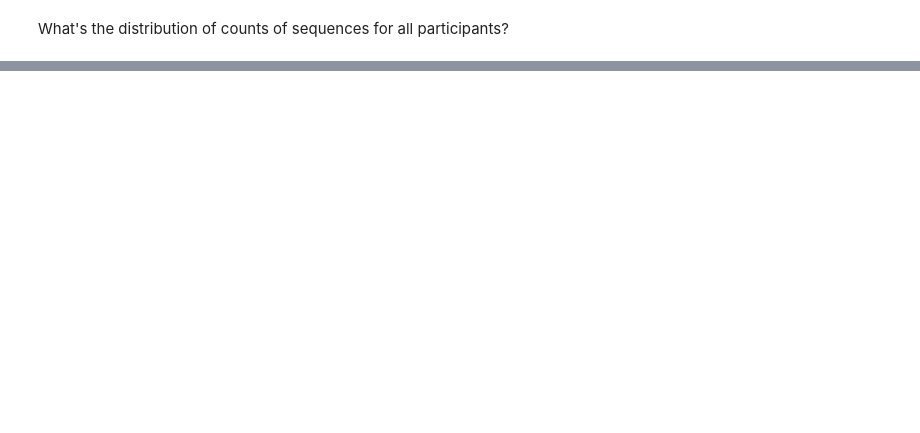
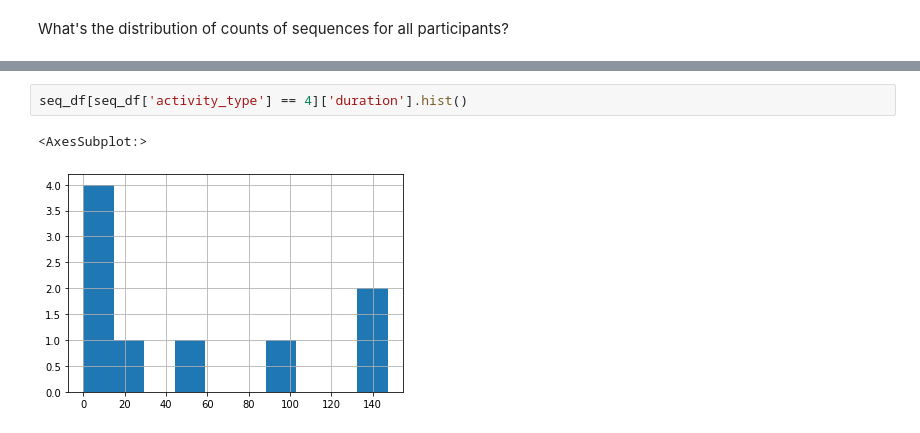
Before and after one commit to ym-pett/motiondetection, a Jupyter notebook: notebooks/descriptive_statistics.ipynb, the cells around one changed output, grey strips where cells are left out. Saved outputs shown, nothing was run; the diff lists cells and outputs as text; blank space fills up the shorter version.

```diff
--- a/notebooks/descriptive_statistics.ipynb
+++ b/notebooks/descriptive_statistics.ipynb
@@ -149,0 +155,5 @@ desc_df
+# %%
+seq_df[seq_df['activity_type'] == 4]['duration'].hist()
+# %% [output]
+<AxesSubplot:>
+[figure, added]
```
Also changed, not shown: parts of 28 cells of this notebook.
